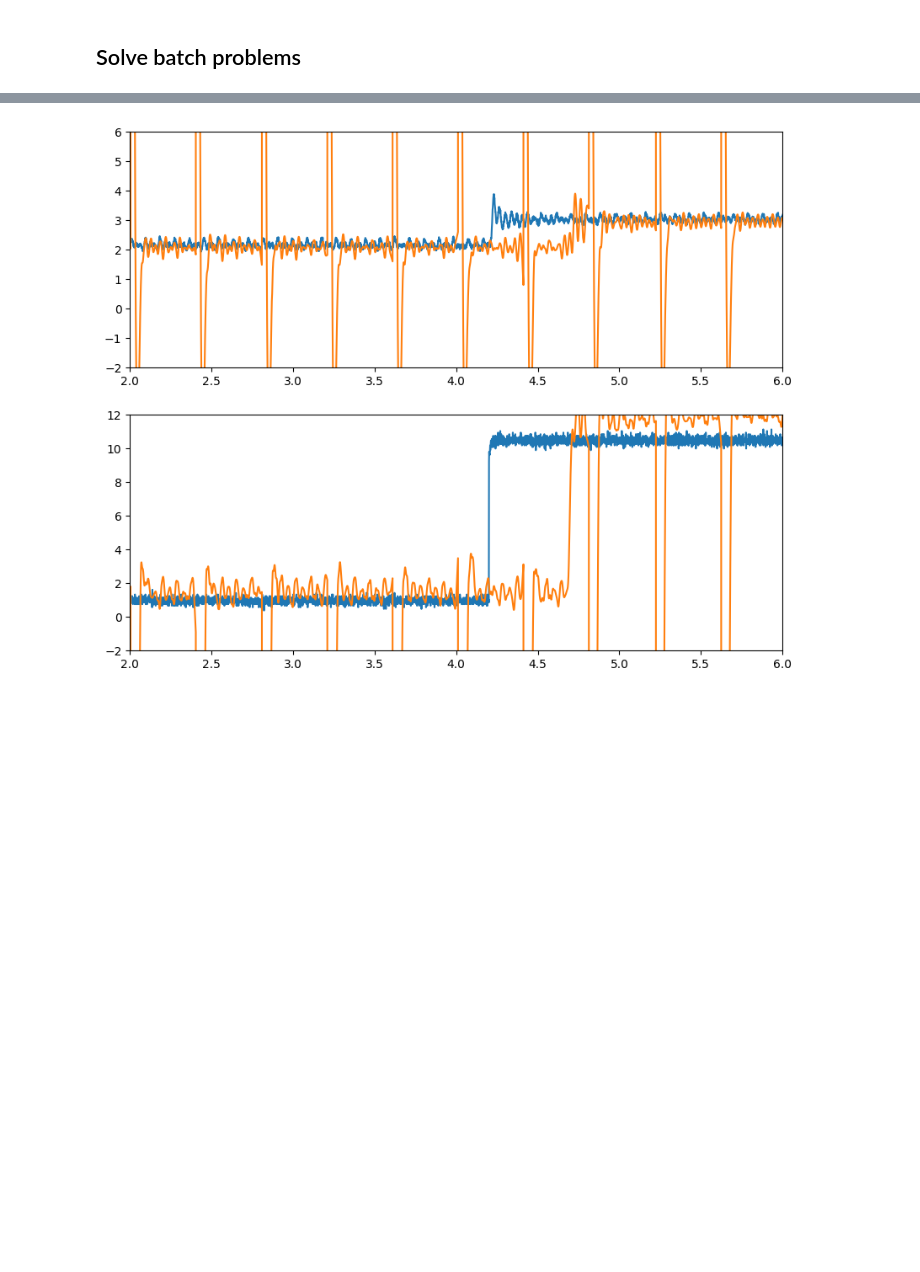
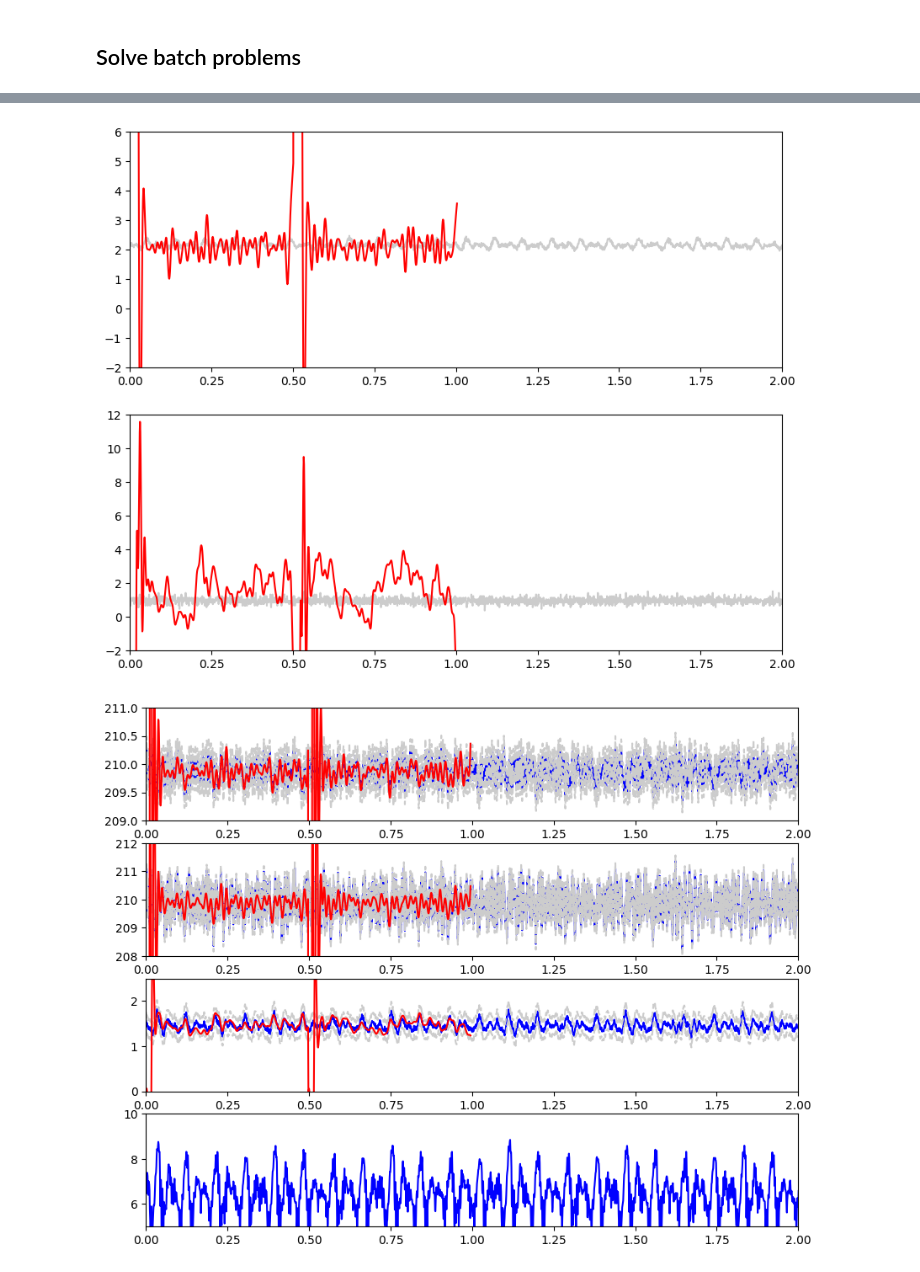
Before and after one commit to mmanngard/cvx_torque, a Jupyter notebook: acc2025.ipynb, the cells around one changed output, grey strips where cells are left out. Drawn from its saved outputs; the diff is of its cells as text; code cells hidden in the pictures; blank space fills up the shorter version.

```diff
--- a/acc2025.ipynb
+++ b/acc2025.ipynb
@@ -105,3 +68,21 @@ virtual_sensor = vs.VirtualSensor(vars, pars, method='svr')
+# %%
+############################################################
+BATCH_SIZE = 500
+lam = 1
+eps = 0.2
+############################################################
+
+n_states, n_inputs, n_outputs = sysd.get_dims()
+
+#calculate parameters
+O, Gamma = sysd.dataeq(BATCH_SIZE)
+D2 = vs.second_difference_matrix(BATCH_SIZE, n_inputs)
+x0 = np.zeros((n_states,1))
+y = np.zeros((n_outputs*BATCH_SIZE,1))
+
+pars = svr.Parameters(y, x0, O, Gamma, D2, lam, eps)
+vars = svr.Variables(BATCH_SIZE, n_inputs, n_outputs)
+problem = svr.Problem(vars, pars)
 # %% [markdown]
 ## Solve batch problems
 # %%
@@ -146,15 +172,43 @@ prob solved
-# %%
-fig, axs = plt.subplots(2, 1, figsize=(10, 8))
-axs[0].plot(motor_df['Time'].dt.total_seconds().to_numpy(), motor_df['Motor 1'])
-axs[0].plot(motor_df['Time'].dt.total_seconds().to_numpy(), motor_df['Motor 1 estimate'])
-axs[0].set_ylim(-2,6)
-axs[0].set_xlim(2,6)
-
-axs[1].plot(motor_df['Time'].dt.total_seconds().to_numpy(), motor_df['Motor 2'])
-axs[1].plot(motor_df['Time'].dt.total_seconds().to_numpy(), motor_df['Motor 2 estimate'])
-axs[1].set_ylim(-2,12)
-axs[1].set_xlim(2,6)
-
-plt.show()
-# %% [output]
-[figure, removed]
+# %%
+fig, axs = plt.subplots(2, 1, figsize=(10, 8))
+axs[0].plot(motor_df['Time'].dt.total_seconds().to_numpy(), motor_df['Motor 1'], color=[0.8,0.8,0.8])
+axs[0].plot(motor_df['Time'].dt.total_seconds().to_numpy(), motor_df['Motor 1 estimate'], color='red')
+axs[0].set_ylim(-2,6)
+axs[0].set_xlim(0,2)
+
+axs[1].plot(motor_df['Time'].dt.total_seconds().to_numpy(), motor_df['Motor 2'], color=[0.8,0.8,0.8])
+axs[1].plot(motor_df['Time'].dt.total_seconds().to_numpy(), motor_df['Motor 2 estimate'], color='red')
+axs[1].set_ylim(-2,12)
+axs[1].set_xlim(0,2)
+
+plt.show()
+
+fig, axs = plt.subplots(4, 1, figsize=(10, 8))
+axs[0].plot(sensor_df['Time'].dt.total_seconds().to_numpy(), sensor_df['Encoder 1'], color='blue')
+axs[0].plot(sensor_df['Time'].dt.total_seconds().to_numpy(), sensor_df['Encoder 1']+pars.eps, color='black', linestyle='--')
+axs[0].plot(sensor_df['Time'].dt.total_seconds().to_numpy(), sensor_df['Encoder 1']-pars.eps, color='black', linestyle='--')
+axs[0].plot(sensor_df['Time'].dt.total_seconds().to_numpy(), sensor_df['Encoder 1 estimate'], color='red')
+axs[0].set_xlim(0,2)
+axs[0].set_ylim(209,211)
+
+axs[1].plot(sensor_df['Time'].dt.total_seconds().to_numpy(), sensor_df['Encoder 2'], color='blue')
+axs[1].plot(sensor_df['Time'].dt.total_seconds().to_numpy(), sensor_df['Encoder 2']+pars.eps, color='black', linestyle='--')
+axs[1].plot(sensor_df['Time'].dt.total_seconds().to_numpy(), sensor_df['Encoder 2']-pars.eps, color='black', linestyle='--')
+axs[1].plot(sensor_df['Time'].dt.total_seconds().to_numpy(), sensor_df['Encoder 2 estimate'], color='red')
+axs[1].set_xlim(0,2)
+axs[1].set_ylim(208,212)
+
+axs[2].plot(sensor_df['Time'].dt.total_seconds().to_numpy(), sensor_df['Torque 1'], color='blue')
+axs[2].plot(sensor_df['Time'].dt.total_seconds().to_numpy(), sensor_df['Torque 1']+pars.eps, color='black', linestyle='--')
+axs[2].plot(sensor_df['Time'].dt.total_seconds().to_numpy(), sensor_df['Torque 1']-pars.eps, color='black', linestyle='--')
+axs[2].plot(sensor_df['Time'].dt.total_seconds().to_numpy(), sensor_df['Torque 1 estimate'], color='red')
+axs[2].set_xlim(0,2)
+axs[2].set_ylim(0,2.5)
+
+axs[3].plot(sensor_df['Time'].dt.total_seconds().to_numpy(), sensor_df['Torque 2'], color='blue')
+axs[3].set_xlim(0,2)
+axs[3].set_ylim(5,10)
+plt.show()
+# %% [output]
+[figure, added]
+[figure, added]
```
Also changed, not shown: parts of 5 cells of this notebook, 3 other files.
